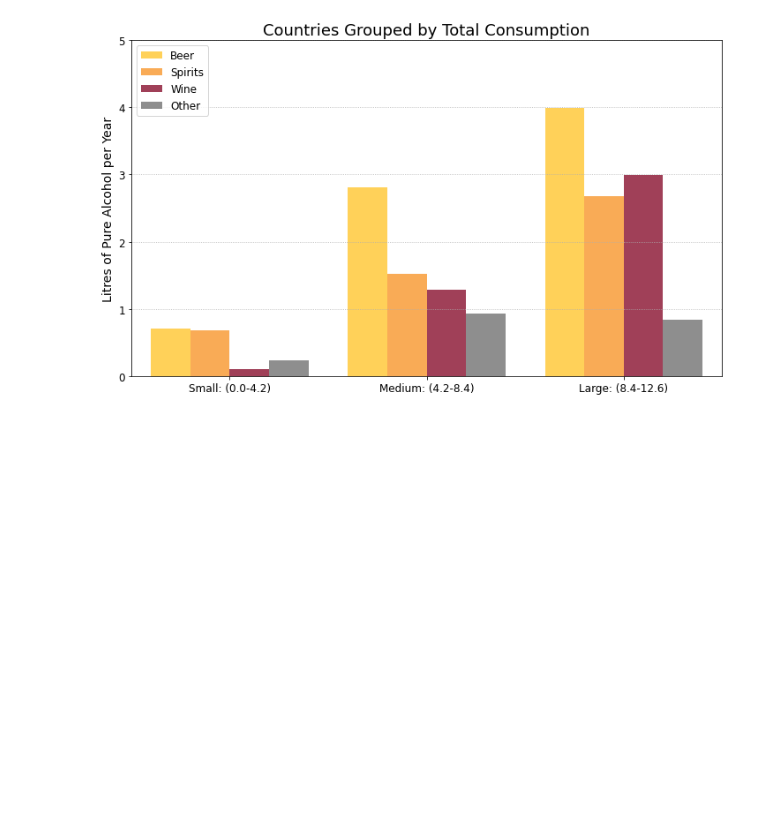
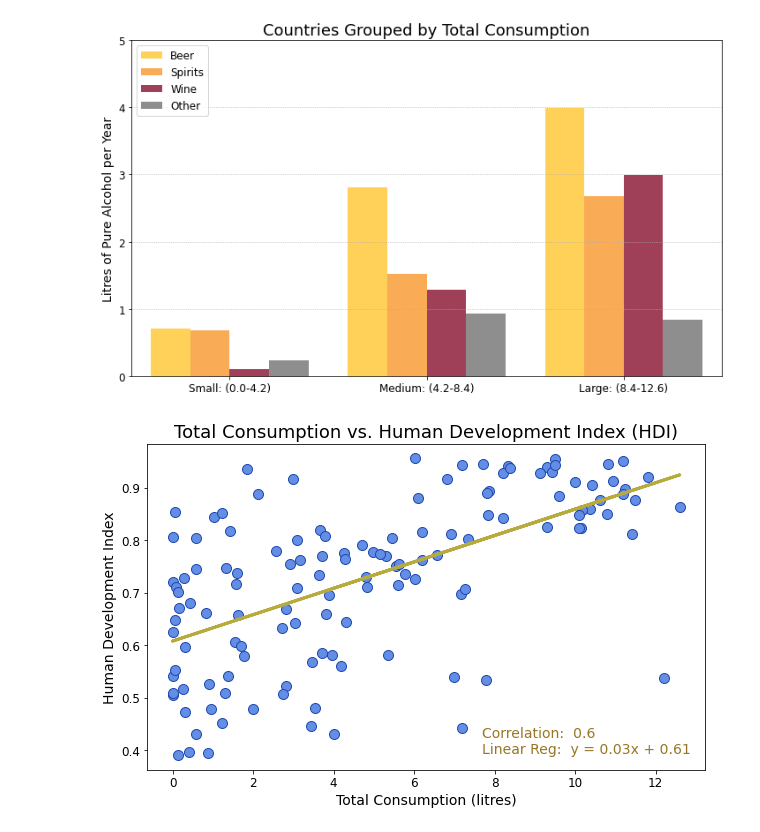
Before and after one commit to Steff-C/Project-1-Happiness-, a Jupyter notebook: Happiness.ipynb, the cells around one changed output. Cells and saved outputs as stored; diff of their text form; code cells hidden in the pictures; blank space fills up the shorter version.

Commit message:
Finished consumption vs. HDI

```diff
--- a/Happiness.ipynb
+++ b/Happiness.ipynb
@@ -280,3 +282,27 @@ plt.grid(linestyle=':', axis='y')
 plt.show()
 # %% [output]
 [figure]
+# %%
+all_alc_x = final_results['All types']
+hdi_y = final_results['HDI']
+
+hdi_slope, hdi_int, hdi_r, hdi_p, hdi_std_err = st.linregress(all_alc_x, hdi_y)
+hdi_regression = hdi_slope * all_alc_x + hdi_int
+hdi_regression_txt = f'y = {str(round(hdi_slope,2))}x + {str(round(hdi_int,2))}'
+
+plt.figure(figsize=(10, 6))
+plt.scatter(all_alc_x, hdi_y, marker='o', facecolors="#648DE5", edgecolors="#1e4bae", s=100)
+plt.plot(all_alc_x, hdi_regression, color='#B8AB3E', linewidth=3)
+plt.title(f'Total Consumption vs. Human Development Index (HDI)', fontsize=18)
+plt.xlabel('Total Consumption (litres)', fontsize=14)
+plt.ylabel('Human Development Index', fontsize=14)
+plt.annotate(f'Correlation:  {round(hdi_r, 2)}', xy=(0.60, 0.1), xycoords='axes fraction', \
+             fontsize=14, color='#997625')
+plt.annotate(f'Linear Reg:  {hdi_regression_txt}', xy=(0.60, 0.05), xycoords='axes fraction', \
+             fontsize=14, color='#997625')
+plt.tick_params(axis='both', which='major', labelsize=12)
+
+plt.savefig('output_data/hdi_v_all_scatter.png')
+plt.show()
+# %% [output]
+[figure, added]
```
Also changed, not shown: parts of 1 cell of this notebook, 2 other files.
